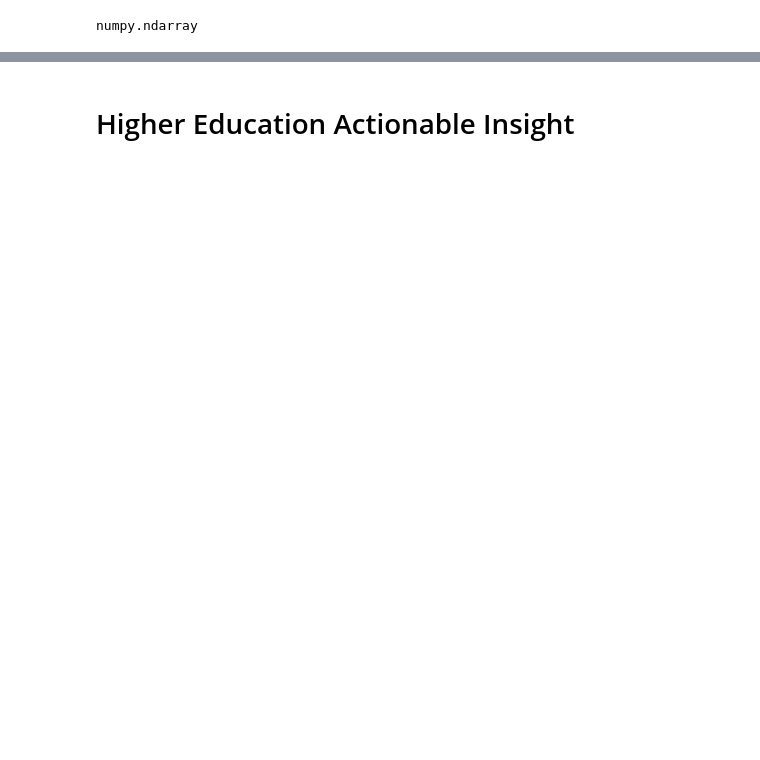
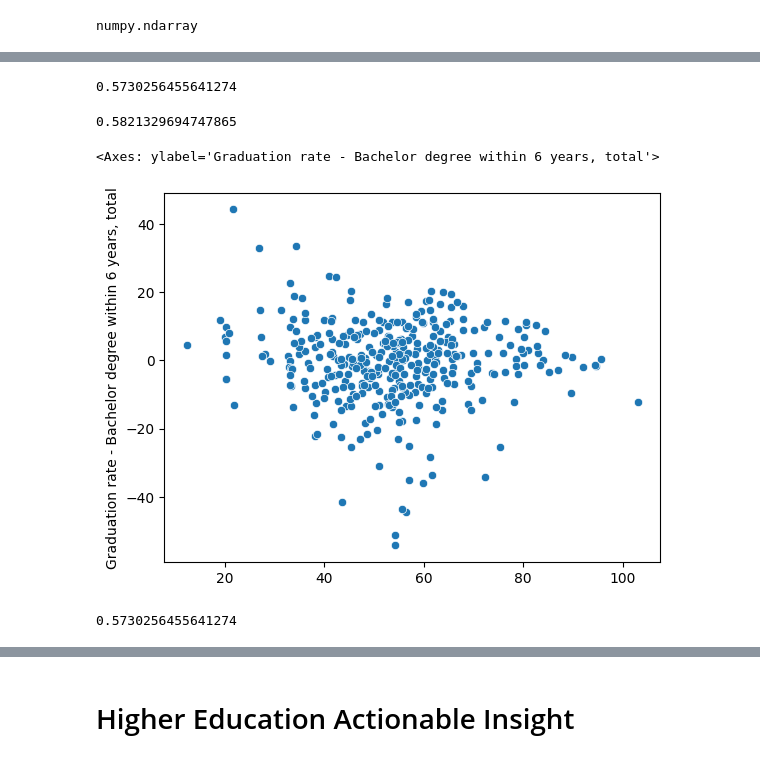
Before and after one commit to ksuaray/IRML---Regression-and-Classification, a Jupyter notebook: Regression_Baseline_Statistical_Model.ipynb, the cells around one changed output, grey strips where cells are left out. Drawn from its saved outputs; the diff is of its cells as text; code cells hidden in the pictures; blank space fills up the shorter version.

```diff
--- a/Regression_Baseline_Statistical_Model.ipynb
+++ b/Regression_Baseline_Statistical_Model.ipynb
@@ -335,0 +384,10 @@ IP_X.shape
+# %%
+IP4_X = IPEDS4.iloc[:,list(range(0,13,1))]
+IP4_y = IPEDS4.iloc[:,13]
+# %%
+X4, y4 = IP4_X, IP4_y
+X4_train, X4_test, y4_train, y4_test = train_test_split(X4, y4, random_state=43)
+# %%
+scaler = preprocessing.StandardScaler().fit(X4_train)
+X4_train = scaler.transform(X4_train)
+X4_test = scaler.transform(X4_test)
@@ -335,0 +406,26 @@ IP_X.shape
+# %%
+regr = LinearRegression()
+
+regr.fit(X4_train, y4_train)
+
+print(regr.score(X4_test, y4_test))
+# %% [output]
+0.5730256455641274
+# %%
+y4_fit = regr.predict(X4_train)
+
+r2_score(y4_train,y4_fit)
+# %% [output]
+0.5821329694747865
+# %%
+y4_pred = regr.predict(X4_test)
+
+res_test4 = y4_test - y4_pred
+sns.scatterplot(x=y4_pred,y=res_test4)
+# %% [output]
+<Axes: ylabel='Graduation rate - Bachelor degree within 6 years, total'>
+[figure, added]
+# %%
+r2_score(y4_test,y4_pred)
+# %% [output]
+0.5730256455641274
```
Also changed, not shown: parts of 18 cells of this notebook.
